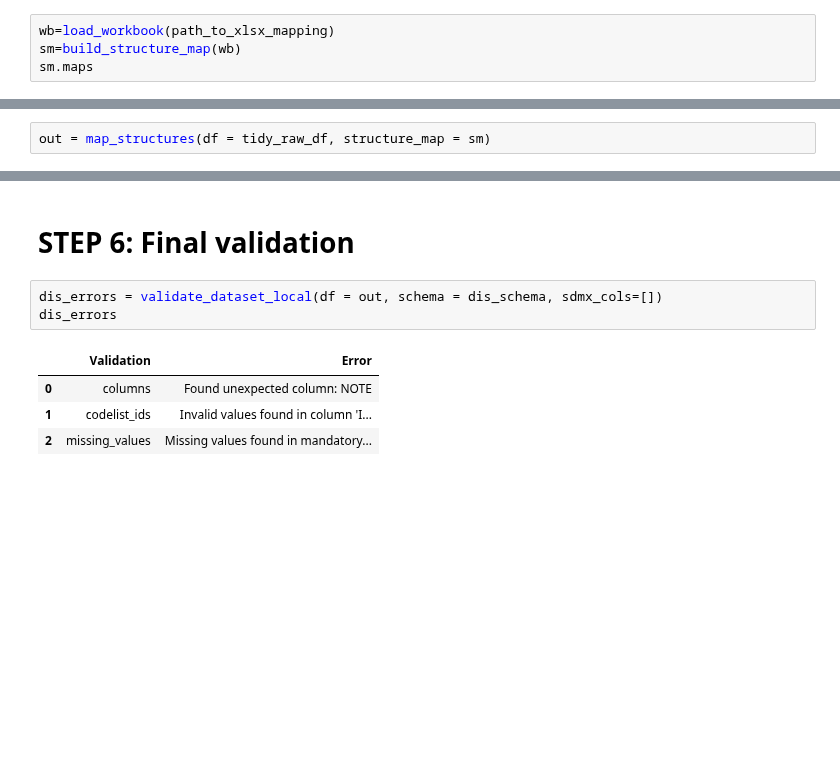
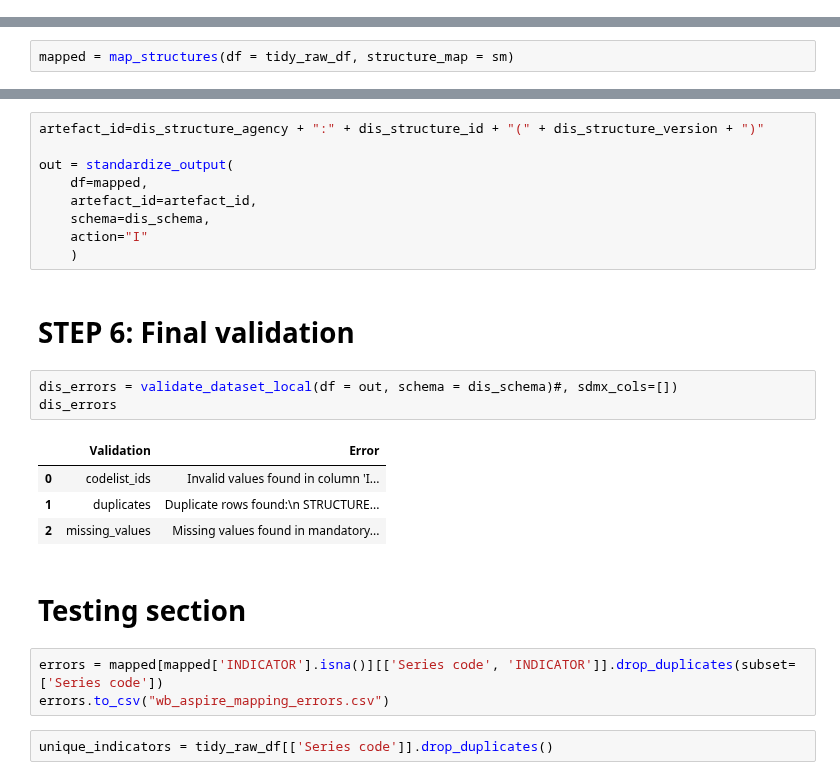
Before and after one commit to WB-DECIS/tidysdmx, a Jupyter notebook: notebooks/tidysdmx/step1-pipeline-iterative-development-wb-template.ipynb, the cells around one changed output, grey strips where cells are left out. Drawn from its saved outputs; the diff is of its cells as text; blank space fills up the shorter version.

```diff
--- a/notebooks/tidysdmx/step1-pipeline-iterative-development-wb-template.ipynb
+++ b/notebooks/tidysdmx/step1-pipeline-iterative-development-wb-template.ipynb
@@ -249,4 +249,0 @@ sm=build_structure_map_from_template_wb(mappings)
-# %%
-wb=load_workbook(path_to_xlsx_mapping)
-sm=build_structure_map(wb)
-sm.maps
@@ -269,4 +250,4 @@ sm.maps
 # %% [markdown]
 ## Implement mapping
 # %%
-out = map_structures(df = tidy_raw_df, structure_map = sm)
+mapped = map_structures(df = tidy_raw_df, structure_map = sm)
@@ -273,10 +256,26 @@ out = map_structures(df = tidy_raw_df, structure_map = sm)
+# %%
+artefact_id=dis_structure_agency + ":" + dis_structure_id + "(" + dis_structure_version + ")"
+
+out = standardize_output(
+    df=mapped,
+    artefact_id=artefact_id,
+    schema=dis_schema,
+    action="I"
+    )
 # %% [markdown]
 # STEP 6: Final validation
 # %%
-dis_errors = validate_dataset_local(df = out, schema = dis_schema, sdmx_cols=[])
+dis_errors = validate_dataset_local(df = out, schema = dis_schema)#, sdmx_cols=[])
 dis_errors
 # %% [output]
 |  | Validation | Error |
-| 0 | columns | Found unexpected column: NOTE |
-| 1 | codelist_ids | Invalid values found in column 'I... |
+| 0 | codelist_ids | Invalid values found in column 'I... |
+| 1 | duplicates | Duplicate rows found:\n STRUCTURE... |
 | 2 | missing_values | Missing values found in mandatory... |
+# %% [markdown]
+# Testing section
+# %%
+errors = mapped[mapped['INDICATOR'].isna()][['Series code', 'INDICATOR']].drop_duplicates(subset=['Series code'])
+errors.to_csv("wb_aspire_mapping_errors.csv")
+# %%
+unique_indicators = tidy_raw_df[['Series code']].drop_duplicates()
```
Also changed, not shown: parts of 6 cells of this notebook, 1 other file.
